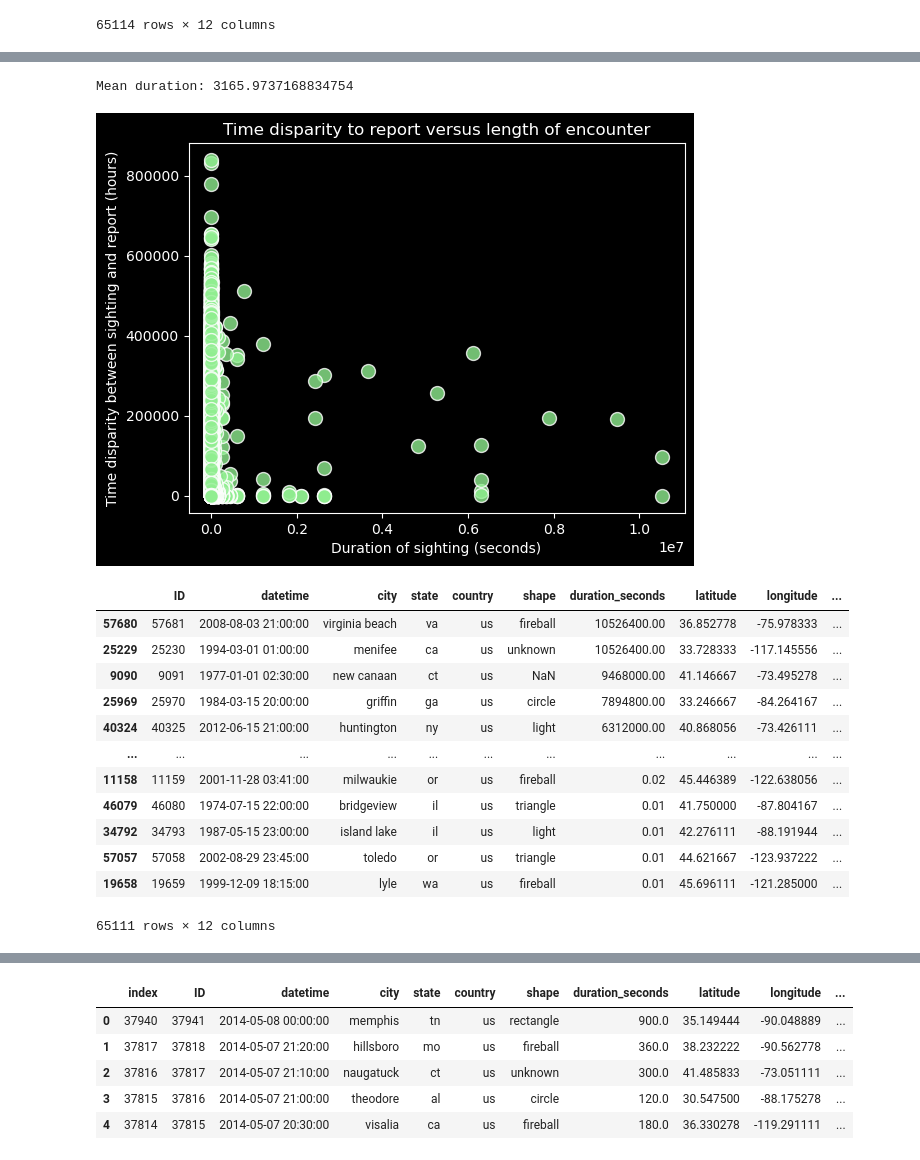
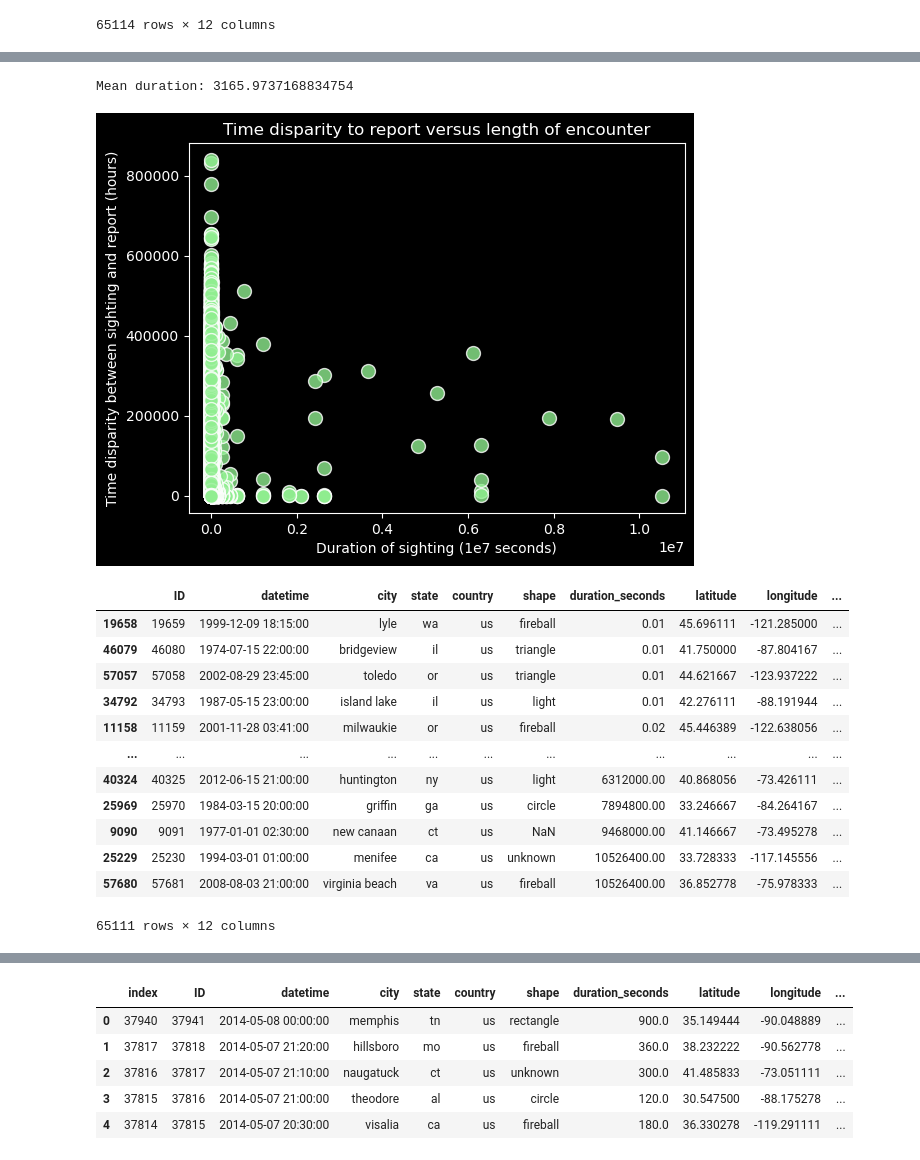
Before and after one commit to KushAGarg/project-3, a Jupyter notebook: data/andrew.ipynb, the cells around one changed output, grey strips where cells are left out. Cells and saved outputs as stored; diff of their text form; code cells hidden in the pictures.

```diff
--- a/data/andrew.ipynb
+++ b/data/andrew.ipynb
@@ -344,33 +344,36 @@ Mean duration: 5800.014047363086
 # %%
 # Drop the outliers in duration and graph again.
 disparity_df = disparity_df.drop(disparity_df[disparity_df['ID'] == 60481].index)
 disparity_df = disparity_df.drop(disparity_df[disparity_df['ID'] == 52326].index)
 disparity_df = disparity_df.drop(disparity_df[disparity_df['ID'] == 56118].index)
 
 new_duration_mean = disparity_df["duration_seconds"].mean()
 print(f"Mean duration: {new_duration_mean}")
 
 disparity_graph = plt.scatter(disparity_df["duration_seconds"], (disparity_df["time_disparity"].dt.total_seconds() / 3600), marker='o', edgecolor="white", color='lightgreen', s=100, alpha=0.8)
 plt.title("Time disparity to report versus length of encounter")
 plt.ylabel("Time disparity between sighting and report (hours)")
-plt.xlabel("Duration of sighting (seconds)")
+plt.xlabel("Duration of sighting (1e7 seconds)")
 plt.show()
 
-disparity_df = disparity_df.sort_values(by=["duration_seconds"], ascending=False)
+# Adjust the x-axis label format
+plt.ticklabel_format(style='plain', axis='x')
+
+disparity_df = disparity_df.sort_values(by=["duration_seconds"], ascending=True)
 disparity_df
 # %% [output]
 Mean duration: 3165.9737168834754
-[figure, old version]
+[figure, new version]
 |  | ID | datetime | city | state | country | shape | duration_seconds | latitude | longitude | ... |
+| 19658 | 19659 | 1999-12-09 18:15:00 | lyle | wa | us | fireball | 0.01 | 45.696111 | -121.285000 | ... |
+| 46079 | 46080 | 1974-07-15 22:00:00 | bridgeview | il | us | triangle | 0.01 | 41.750000 | -87.804167 | ... |
+| 57057 | 57058 | 2002-08-29 23:45:00 | toledo | or | us | triangle | 0.01 | 44.621667 | -123.937222 | ... |
+| 34792 | 34793 | 1987-05-15 23:00:00 | island lake | il | us | light | 0.01 | 42.276111 | -88.191944 | ... |
+| 11158 | 11159 | 2001-11-28 03:41:00 | milwaukie | or | us | fireball | 0.02 | 45.446389 | -122.638056 | ... |
+| ... | ... | ... | ... | ... | ... | ... | ... | ... | ... | ... |
+| 40324 | 40325 | 2012-06-15 21:00:00 | huntington | ny | us | light | 6312000.00 | 40.868056 | -73.426111 | ... |
+| 25969 | 25970 | 1984-03-15 20:00:00 | griffin | ga | us | circle | 7894800.00 | 33.246667 | -84.264167 | ... |
+| 9090 | 9091 | 1977-01-01 02:30:00 | new canaan | ct | us | NaN | 9468000.00 | 41.146667 | -73.495278 | ... |
+| 25229 | 25230 | 1994-03-01 01:00:00 | menifee | ca | us | unknown | 10526400.00 | 33.728333 | -117.145556 | ... |
 | 57680 | 57681 | 2008-08-03 21:00:00 | virginia beach | va | us | fireball | 10526400.00 | 36.852778 | -75.978333 | ... |
-| 25229 | 25230 | 1994-03-01 01:00:00 | menifee | ca | us | unknown | 10526400.00 | 33.728333 | -117.145556 | ... |
-| 9090 | 9091 | 1977-01-01 02:30:00 | new canaan | ct | us | NaN | 9468000.00 | 41.146667 | -73.495278 | ... |
-| 25969 | 25970 | 1984-03-15 20:00:00 | griffin | ga | us | circle | 7894800.00 | 33.246667 | -84.264167 | ... |
-| 40324 | 40325 | 2012-06-15 21:00:00 | huntington | ny | us | light | 6312000.00 | 40.868056 | -73.426111 | ... |
-| ... | ... | ... | ... | ... | ... | ... | ... | ... | ... | ... |
-| 11158 | 11159 | 2001-11-28 03:41:00 | milwaukie | or | us | fireball | 0.02 | 45.446389 | -122.638056 | ... |
-| 46079 | 46080 | 1974-07-15 22:00:00 | bridgeview | il | us | triangle | 0.01 | 41.750000 | -87.804167 | ... |
-| 34792 | 34793 | 1987-05-15 23:00:00 | island lake | il | us | light | 0.01 | 42.276111 | -88.191944 | ... |
-| 57057 | 57058 | 2002-08-29 23:45:00 | toledo | or | us | triangle | 0.01 | 44.621667 | -123.937222 | ... |
-| 19658 | 19659 | 1999-12-09 18:15:00 | lyle | wa | us | fireball | 0.01 | 45.696111 | -121.285000 | ... |
 65111 rows × 12 columns
```
Also changed, not shown: parts of 2 cells of this notebook, 3 other files.
